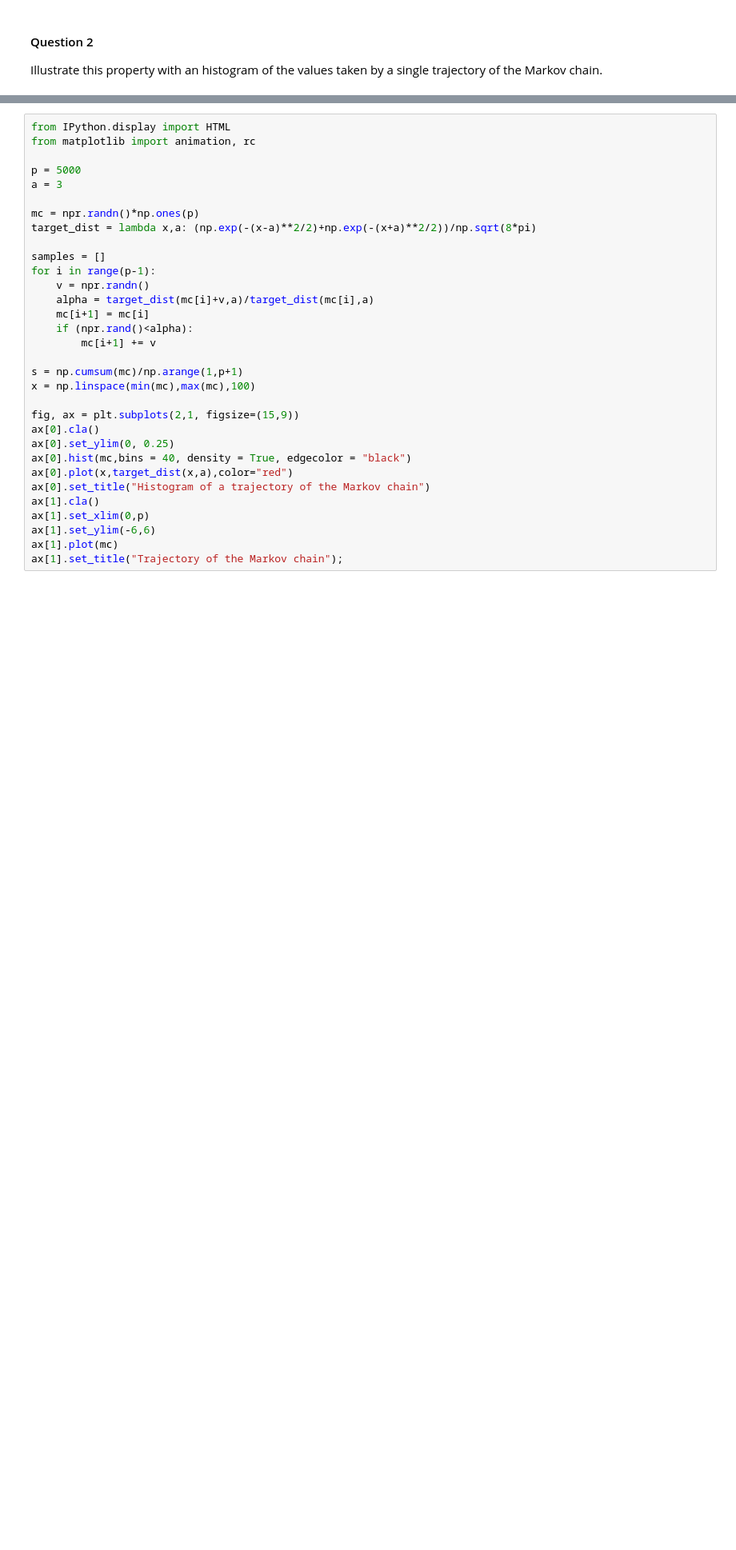
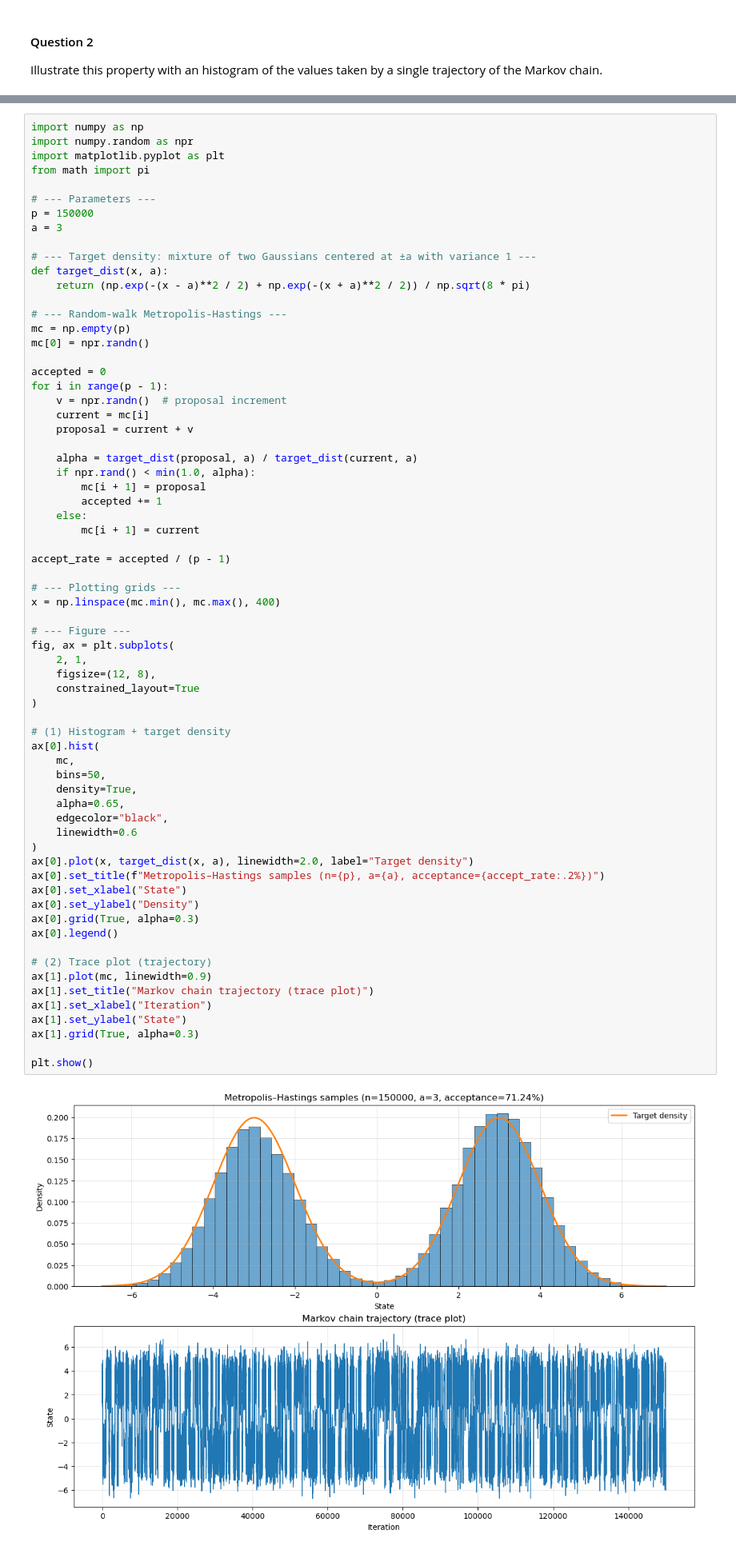
Before and after one commit to sylvainlc/22_ComputationalStat, a Jupyter notebook: Lab/5_mcmc_mh.ipynb, the cells around one changed output, grey strips where cells are left out. Shown at 80% size. Cells and saved outputs as stored; diff of their text form; blank space fills up the shorter version.

```diff
--- a/Lab/5_mcmc_mh.ipynb
+++ b/Lab/5_mcmc_mh.ipynb
@@ -78,37 +84,74 @@ To target this distribution, we sample according to a Symmetric Random Walk Metr
 - Display the histogram of the Markov chain as long as the target density.
 - Compare empirically several choices of $a$ and $\sigma^2$.
 # %%
-from IPython.display import HTML
-from matplotlib import animation, rc
+import numpy as np
+import numpy.random as npr
+import matplotlib.pyplot as plt
+from math import pi
 
-p = 5000
+# --- Parameters ---
+p = 150000
 a = 3
 
-mc = npr.randn()*np.ones(p)
-target_dist = lambda x,a: (np.exp(-(x-a)**2/2)+np.exp(-(x+a)**2/2))/np.sqrt(8*pi)
+# --- Target density: mixture of two Gaussians centered at ±a with variance 1 ---
+def target_dist(x, a):
+    return (np.exp(-(x - a)**2 / 2) + np.exp(-(x + a)**2 / 2)) / np.sqrt(8 * pi)
 
-samples = []
-for i in range(p-1):
-    v = npr.randn()
-    alpha = target_dist(mc[i]+v,a)/target_dist(mc[i],a)
-    mc[i+1] = mc[i]
-    if (npr.rand()<alpha):
-        mc[i+1] += v
+# --- Random-walk Metropolis-Hastings ---
+mc = np.empty(p)
+mc[0] = npr.randn()
 
-s = np.cumsum(mc)/np.arange(1,p+1)
-x = np.linspace(min(mc),max(mc),100)
+accepted = 0
+for i in range(p - 1):
+    v = npr.randn()  # proposal increment
+    current = mc[i]
+    proposal = current + v
 
-fig, ax = plt.subplots(2,1, figsize=(15,9))
-ax[0].cla()
-ax[0].set_ylim(0, 0.25)
-ax[0].hist(mc,bins = 40, density = True, edgecolor = "black")
-ax[0].plot(x,target_dist(x,a),color="red")
-ax[0].set_title("Histogram of a trajectory of the Markov chain")
-ax[1].cla()
-ax[1].set_xlim(0,p)
-ax[1].set_ylim(-6,6)
-ax[1].plot(mc)
-ax[1].set_title("Trajectory of the Markov chain");
+    alpha = target_dist(proposal, a) / target_dist(current, a)
+    if npr.rand() < min(1.0, alpha):
+        mc[i + 1] = proposal
+        accepted += 1
+    else:
+        mc[i + 1] = current
+
+accept_rate = accepted / (p - 1)
+
+# --- Plotting grids ---
+x = np.linspace(mc.min(), mc.max(), 400)
+
+# --- Figure ---
+fig, ax = plt.subplots(
+    2, 1,
+    figsize=(12, 8),
+    constrained_layout=True
+)
+
+# (1) Histogram + target density
+ax[0].hist(
+    mc,
+    bins=50,
+    density=True,
+    alpha=0.65,
+    edgecolor="black",
+    linewidth=0.6
+)
+ax[0].plot(x, target_dist(x, a), linewidth=2.0, label="Target density")
+ax[0].set_title(f"Metropolis–Hastings samples (n={p}, a={a}, acceptance={accept_rate:.2%})")
+ax[0].set_xlabel("State")
+ax[0].set_ylabel("Density")
+ax[0].grid(True, alpha=0.3)
+ax[0].legend()
+
+# (2) Trace plot (trajectory)
+ax[1].plot(mc, linewidth=0.9)
+ax[1].set_title("Markov chain trajectory (trace plot)")
+ax[1].set_xlabel("Iteration")
+ax[1].set_ylabel("State")
+ax[1].grid(True, alpha=0.3)
+
+plt.show()
+# %% [output]
+[figure, added]
 # %%
 def multi_gauss_logpdf(mu, sigma):
     """
```
Also changed, not shown: parts of 7 cells of this notebook, 5 other files.
